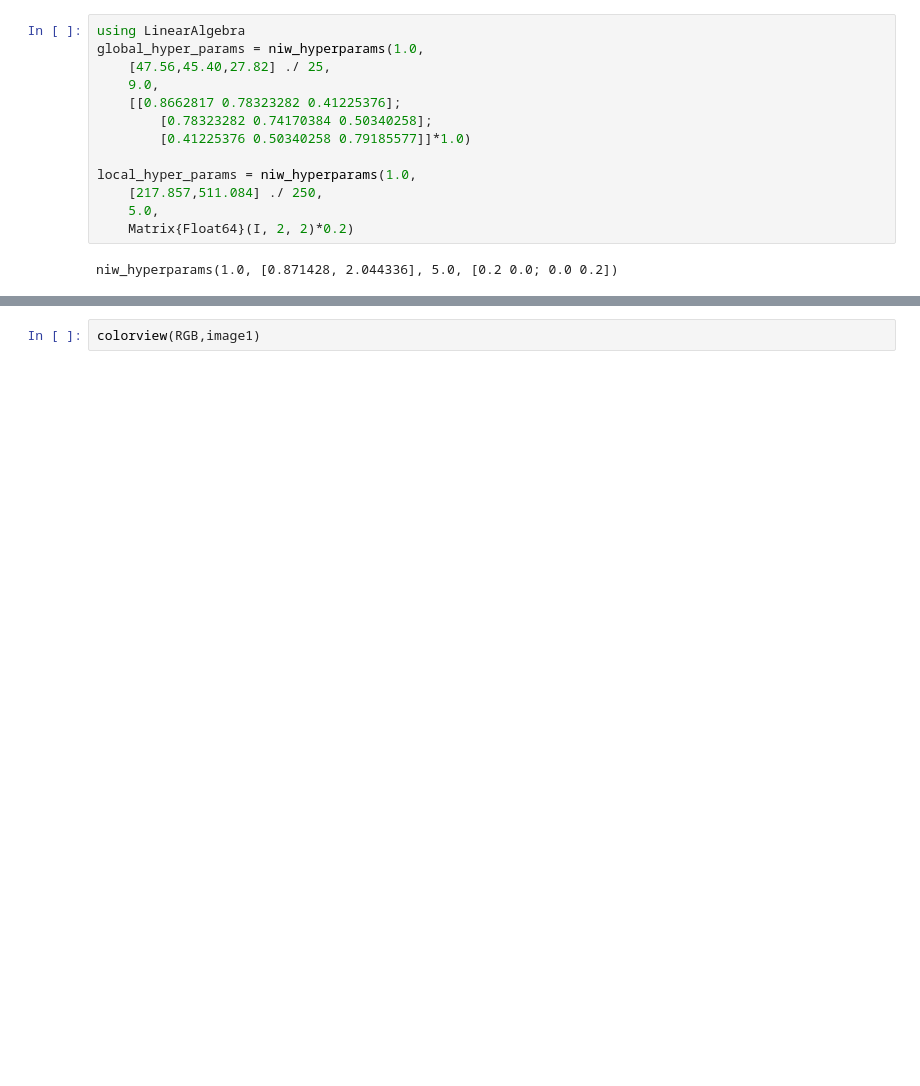
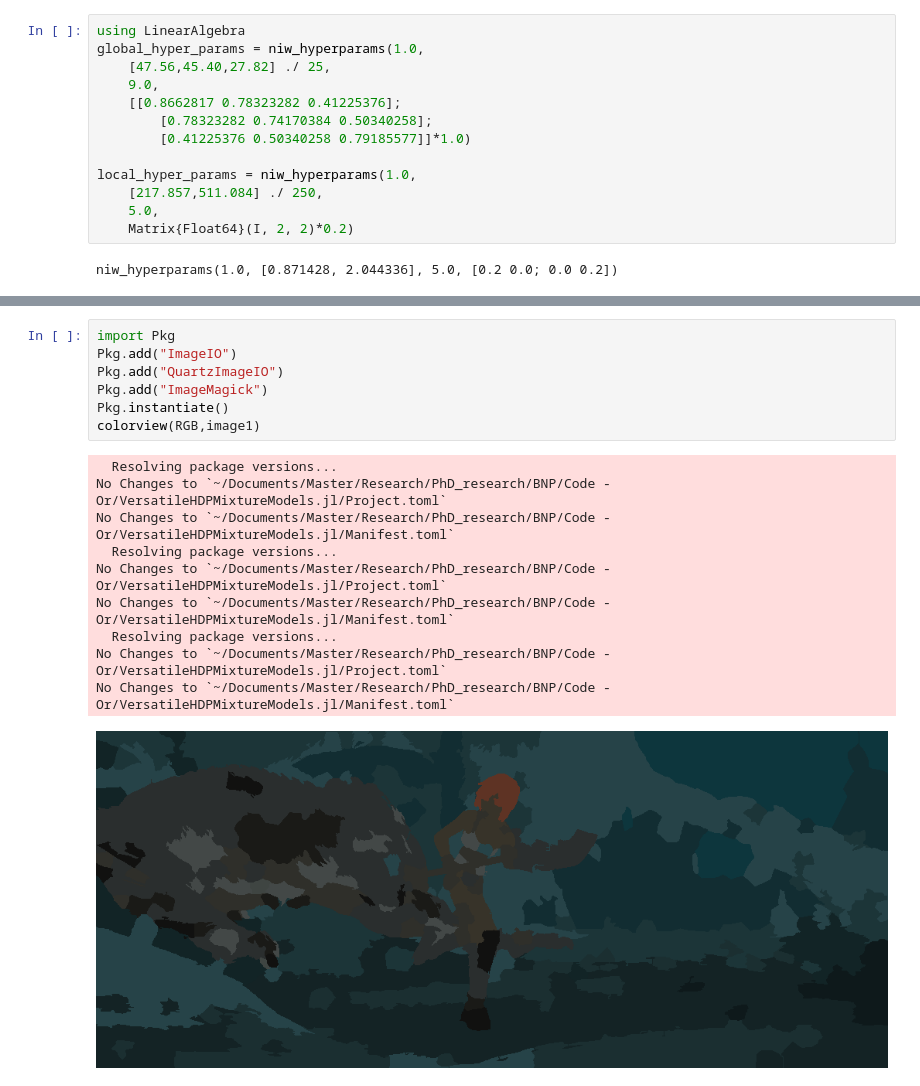
Before and after one commit to itohamy/VersatileHDPMixtureModels.jl, a Jupyter notebook: examples/Coseg.ipynb, the cells around one changed output, grey strips where cells are left out. Drawn from its saved outputs; the diff is of its cells as text; blank space fills up the shorter version.

```diff
--- a/examples/Coseg.ipynb
+++ b/examples/Coseg.ipynb
@@ -115,4 +169,20 @@ Start running vHDP...
-# %%
-colorview(RGB,image1)
+# %%
+import Pkg
+Pkg.add("ImageIO")
+Pkg.add("QuartzImageIO")
+Pkg.add("ImageMagick")
+Pkg.instantiate()
+colorview(RGB,image1)
+# %% [output]
+  Resolving package versions...
+No Changes to `~/Documents/Master/Research/PhD_research/BNP/Code - Or/VersatileHDPMixtureModels.jl/Project.toml`
+No Changes to `~/Documents/Master/Research/PhD_research/BNP/Code - Or/VersatileHDPMixtureModels.jl/Manifest.toml`
+  Resolving package versions...
+No Changes to `~/Documents/Master/Research/PhD_research/BNP/Code - Or/VersatileHDPMixtureModels.jl/Project.toml`
+No Changes to `~/Documents/Master/Research/PhD_research/BNP/Code - Or/VersatileHDPMixtureModels.jl/Manifest.toml`
+  Resolving package versions...
+No Changes to `~/Documents/Master/Research/PhD_research/BNP/Code - Or/VersatileHDPMixtureModels.jl/Project.toml`
+No Changes to `~/Documents/Master/Research/PhD_research/BNP/Code - Or/VersatileHDPMixtureModels.jl/Manifest.toml`
+[figure, added]
 # %%
 colorview(RGB,image2)
```
Also changed, not shown: parts of 6 cells of this notebook, 3 other files.
